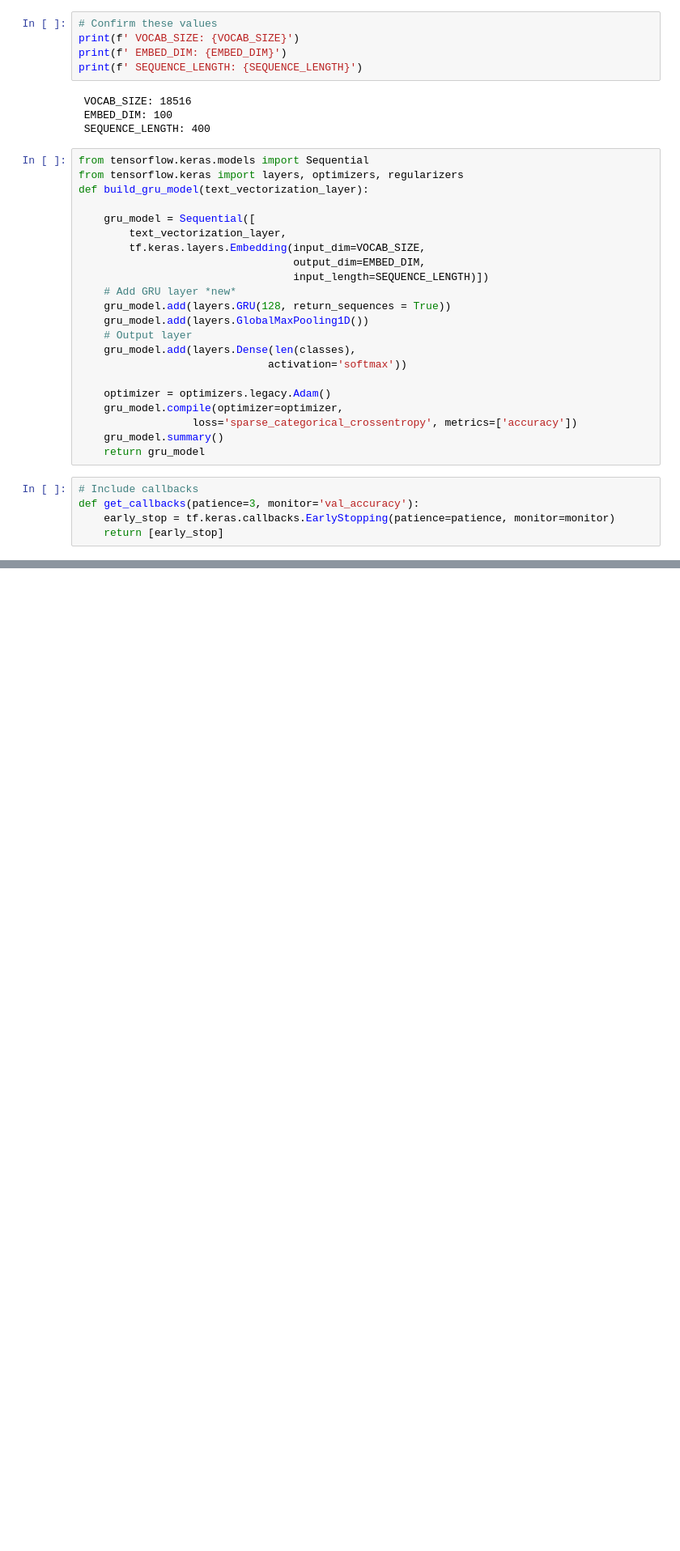
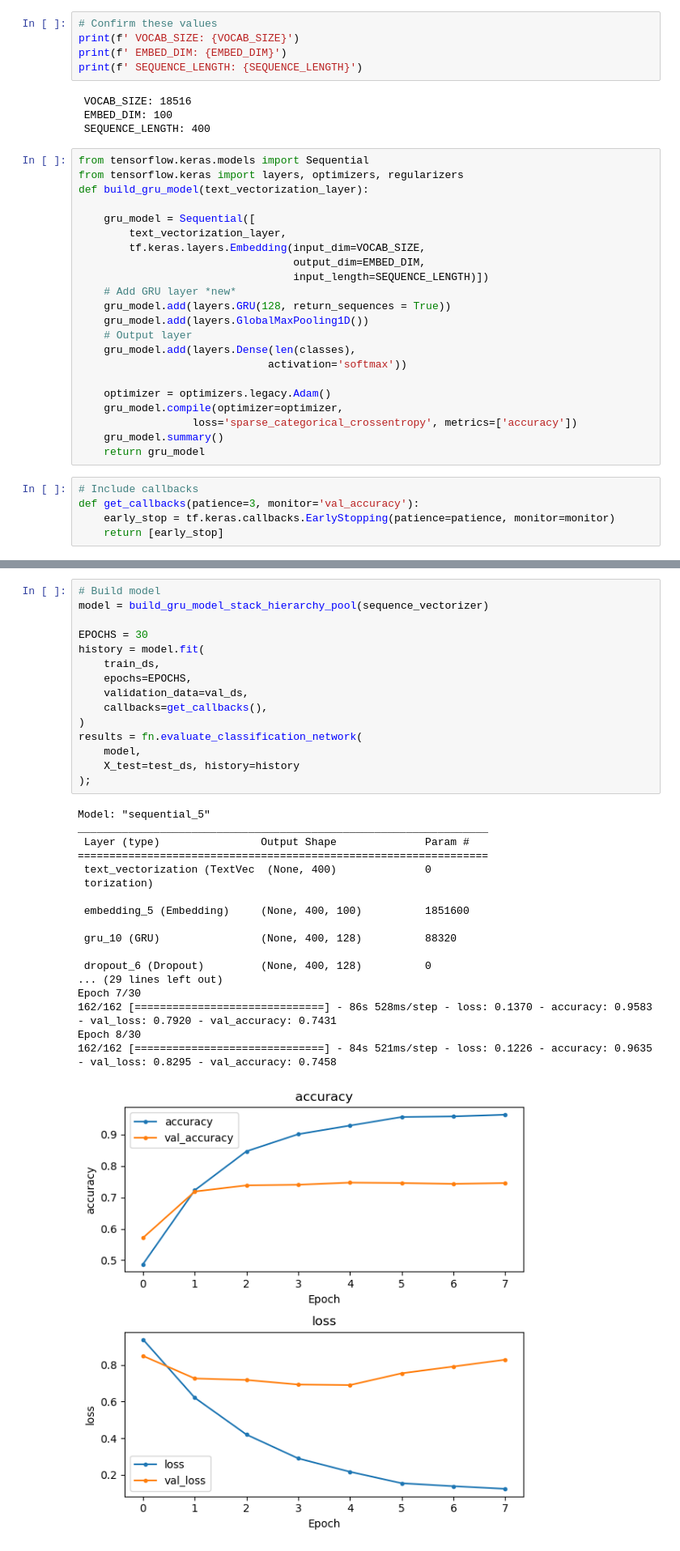
Before and after one commit to Rovidicus/RNNs-with-Deep-NLP, a Jupyter notebook: RNNs_Intro_LSTM_Models.ipynb, the cells around one changed output, grey strips where cells are left out. Shown at 81% size. Cells and saved outputs as stored; diff of their text form; blank space fills up the shorter version.

```diff
--- a/RNNs_Intro_LSTM_Models.ipynb
+++ b/RNNs_Intro_LSTM_Models.ipynb
@@ -402,0 +532,34 @@ weighted avg       0.77      0.74      0.75       741
+# %%
+# Build model
+model = build_gru_model_stack_hierarchy_pool(sequence_vectorizer)
+
+EPOCHS = 30
+history = model.fit(
+    train_ds,
+    epochs=EPOCHS,
+    validation_data=val_ds,
+    callbacks=get_callbacks(),
+)
+results = fn.evaluate_classification_network(
+    model,
+    X_test=test_ds, history=history
+);
+# %% [output]
+Model: "sequential_5"
+_________________________________________________________________
+ Layer (type)                Output Shape              Param #
+=================================================================
+ text_vectorization (TextVec  (None, 400)              0
+ torization)
+
+ embedding_5 (Embedding)     (None, 400, 100)          1851600
+
+ gru_10 (GRU)                (None, 400, 128)          88320
+
+ dropout_6 (Dropout)         (None, 400, 128)          0
+... (29 lines left out)
+Epoch 7/30
+162/162 [==============================] - 86s 528ms/step - loss: 0.1370 - accuracy: 0.9583 - val_loss: 0.7920 - val_accuracy: 0.7431
+Epoch 8/30
+162/162 [==============================] - 84s 521ms/step - loss: 0.1226 - accuracy: 0.9635 - val_loss: 0.8295 - val_accuracy: 0.7458
+[figure, added]
```
Also changed, not shown: parts of 50 cells of this notebook, 4 other files.
